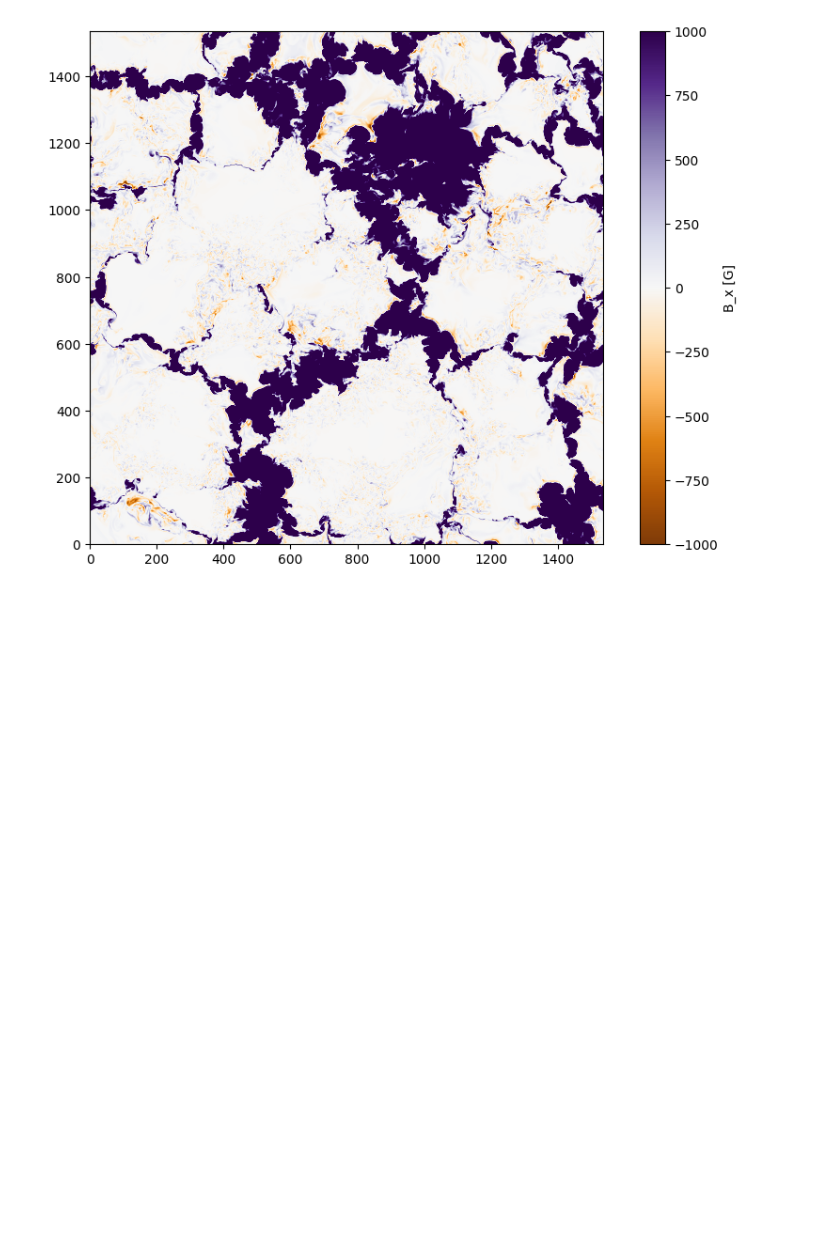
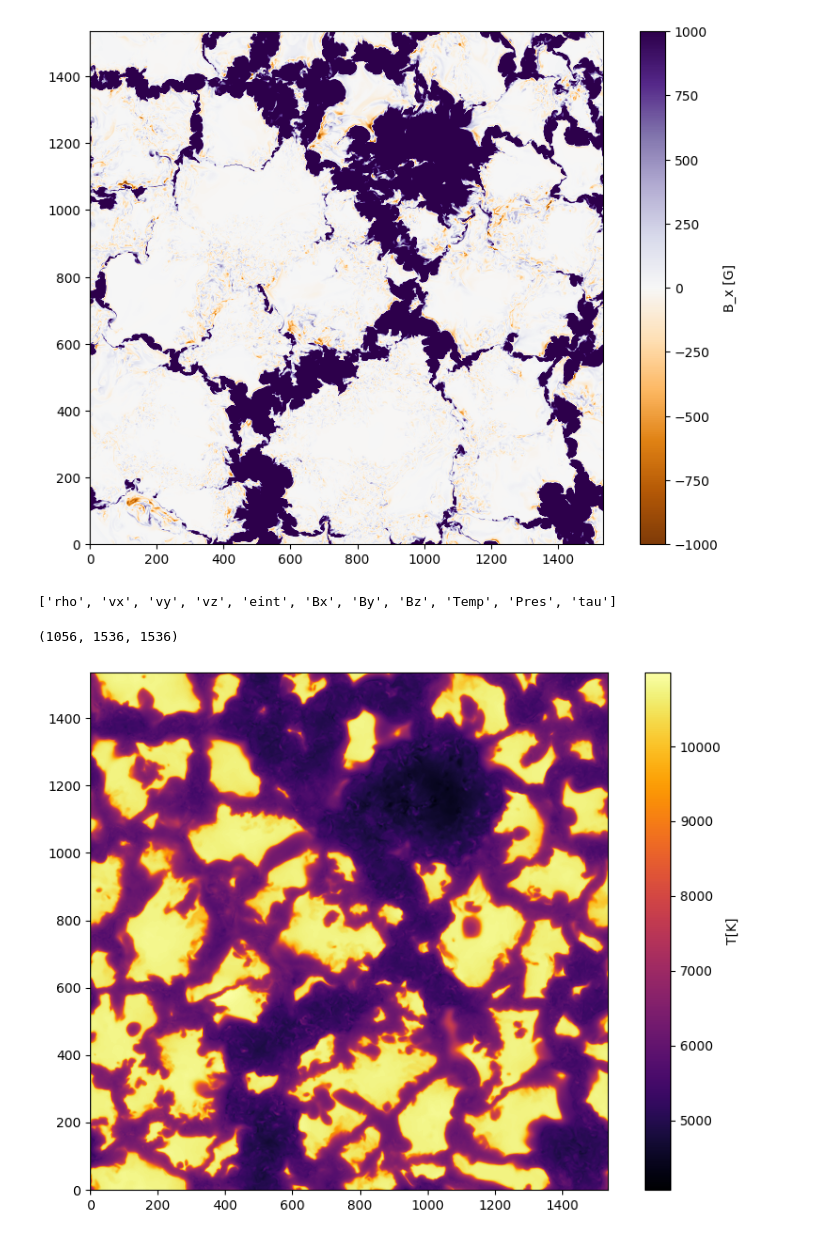
Before and after one commit to ivanzmilic/snapy, a Jupyter notebook: muram_dat_reading.ipynb, the cells around one changed output. Saved outputs shown, nothing was run; the diff lists cells and outputs as text; code cells hidden in the pictures; blank space fills up the shorter version.

```diff
--- a/muram_dat_reading.ipynb
+++ b/muram_dat_reading.ipynb
@@ -91,0 +94,22 @@ plt.savefig('bx_tau1.png',dpi=150)
+# %%
+cube = mio.MuramSnap(path3D, 0)
+# %%
+cube.available
+# %% [output]
+['rho', 'vx', 'vy', 'vz', 'eint', 'Bx', 'By', 'Bz', 'Temp', 'Pres', 'tau']
+# %%
+Temp = cube.Temp
+# %%
+Temp.shape
+# %% [output]
+(1056, 1536, 1536)
+# %%
+Temp = Temp.transpose(1,2,0)
+# %%
+plt.figure(figsize= (8.0,6.0))
+plt.imshow(Temp[:,:,800].T,cmap='inferno',origin='lower')
+plt.tight_layout()
+plt.colorbar(label='T[K]')
+plt.savefig('bx_tau1.png',dpi=150)
+# %% [output]
+[figure, added]
```
Also changed, not shown: parts of 3 cells of this notebook.
